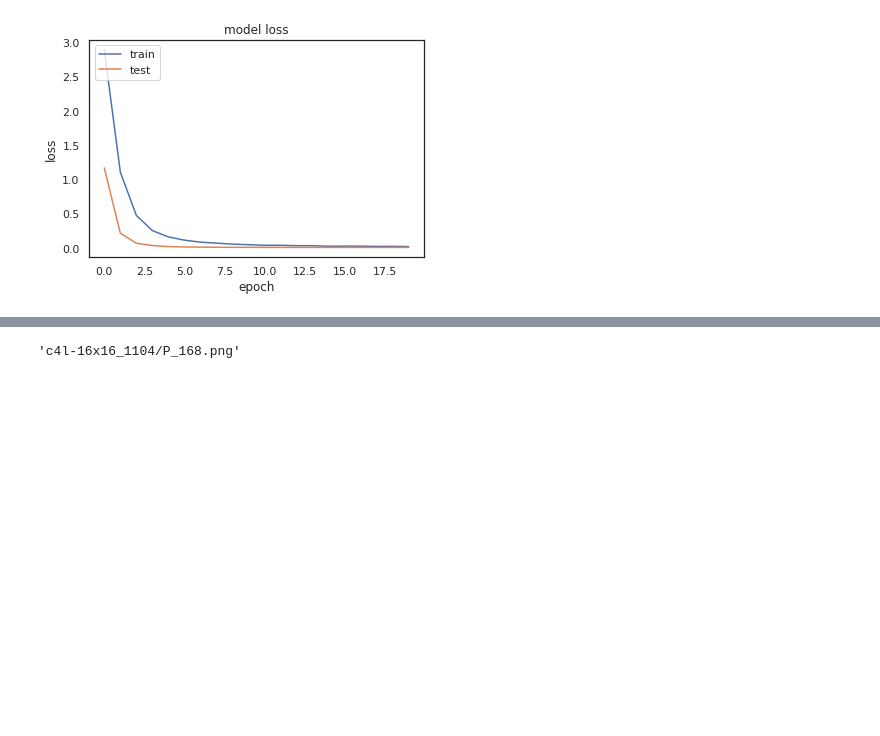
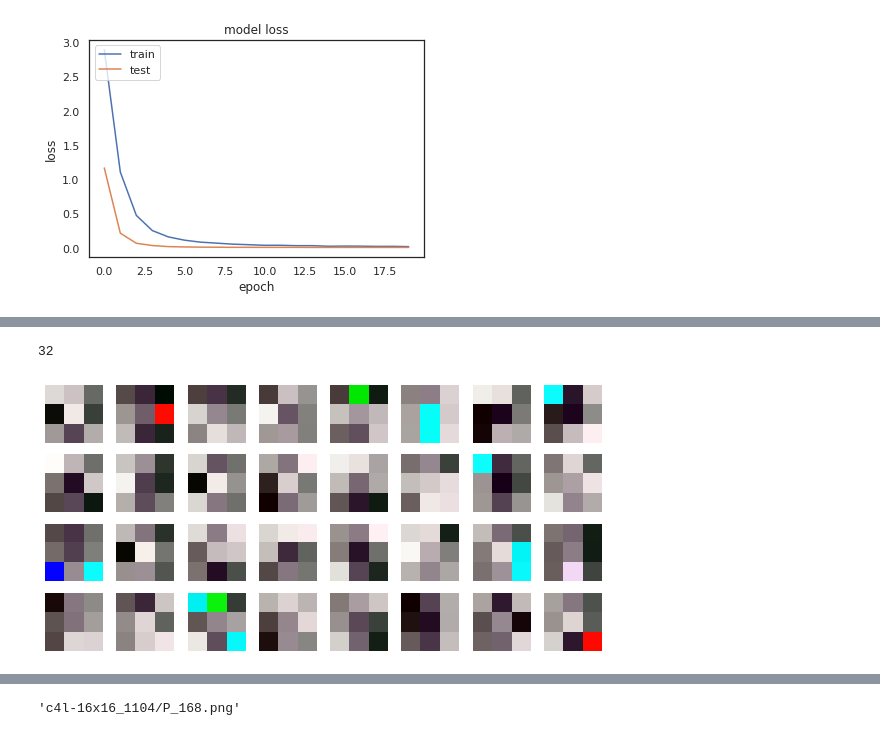
Before and after one commit to Jimut123/CAPTCHA, a Jupyter notebook: pyfiles/c4l_16x16_550/CNN_c4l_16x16_550.ipynb, the cells around one changed output, grey strips where cells are left out. Saved outputs shown, nothing was run; the diff lists cells and outputs as text; code cells hidden in the pictures; blank space fills up the shorter version.

Commit message:
weights vizs added

```diff
--- a/pyfiles/c4l_16x16_550/CNN_c4l_16x16_550.ipynb
+++ b/pyfiles/c4l_16x16_550/CNN_c4l_16x16_550.ipynb
@@ -352,0 +417,27 @@ MessageError: ignored
+# %%
+import warnings
+warnings.filterwarnings("ignore")
+#Select a convolutional layer
+layer = model.layers[0]
+
+#Get weights
+kernels, biases = layer.get_weights()
+
+#Normalize kernels into [0, 1] range for proper visualization
+kernels = (kernels - np.min(kernels, axis=3)) / (np.max(kernels, axis=3) - np.min(kernels, axis=3))
+
+#Weights are usually (width, height, channels, num_filters)
+#Save weight images
+import cv2
+plt.figure(figsize=(10,10))
+print(kernels.shape[3])
+for i in range(kernels.shape[3]):
+    filter = kernels[:, :, :, i]
+    #cv2.imwrite('filter-{}.png'.format(i), filter)
+    plt.subplot(8, 8, i+1)
+    plt.imshow((filter * 255).astype(np.uint8))
+    plt.axis('off')
+plt.show()
+# %% [output]
+32
+[figure, added]
```
Also changed, not shown: parts of 11 cells of this notebook, 6 other files.
